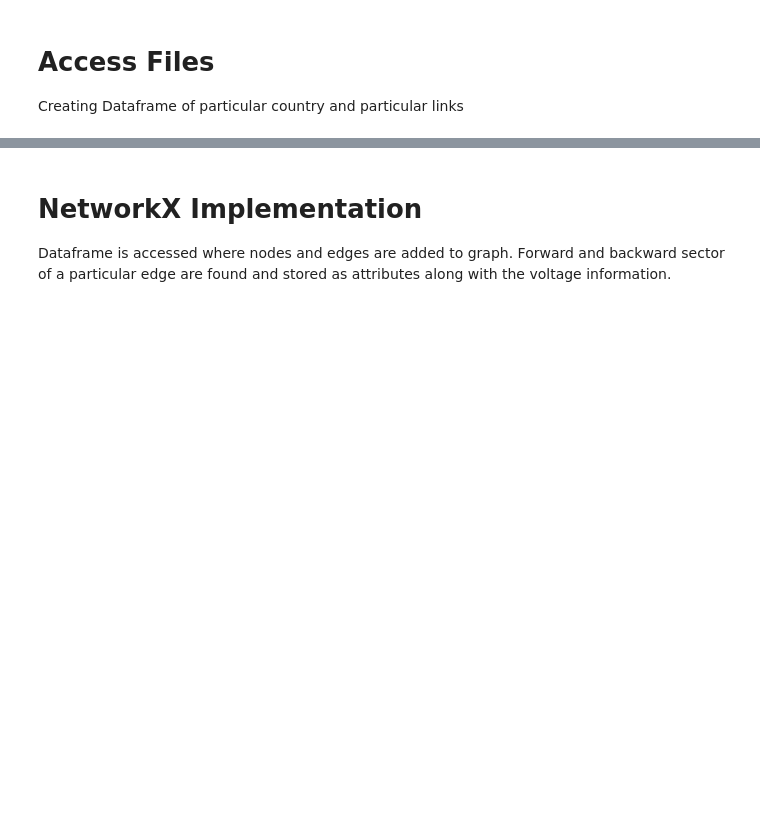
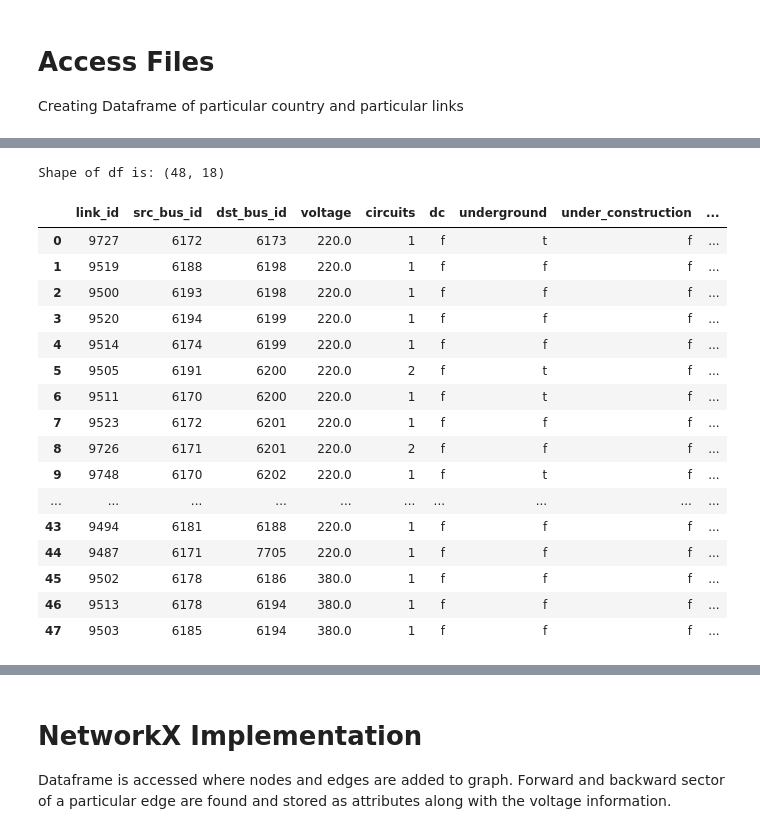
Before and after one commit to kate9871/MetroMap-PowerGrids, a Jupyter notebook: IE ALL.ipynb, the cells around one changed output, grey strips where cells are left out. Saved outputs shown, nothing was run; the diff lists cells and outputs as text; code cells hidden in the pictures; blank space fills up the shorter version.

```diff
--- a/IE ALL.ipynb
+++ b/IE ALL.ipynb
@@ -183,3 +22,48 @@ print(filtered_df)
+# %%
+filename = 'IE.csv'
+file_path = filename
+
+country_df = pd.read_csv(file_path)
+
+print(f"Shape of df is: {country_df.shape}")
+#display(country_df)
+
+
+
+
+## Add scaling factor if needed to the x y positions for graphing and optimisation
+# Infeasible when x y values are too large
+
+scaling_factor = 0.1
+
+# Scale 'src_x' and 'src_y' columns
+country_df['src_x'] = country_df['src_x'] * scaling_factor
+country_df['src_y'] = country_df['src_y'] * scaling_factor
+
+# Scale 'dst_x' and 'dst_y' columns
+country_df['dst_x'] = country_df['dst_x'] * scaling_factor
+country_df['dst_y'] = country_df['dst_y'] * scaling_factor
+
+display(country_df)
+# %% [output]
+Shape of df is: (48, 18)
+|  | link_id | src_bus_id | dst_bus_id | voltage | circuits | dc | underground | under_construction | ... |
+| 0 | 9727 | 6172 | 6173 | 220.0 | 1 | f | t | f | ... |
+| 1 | 9519 | 6188 | 6198 | 220.0 | 1 | f | f | f | ... |
+| 2 | 9500 | 6193 | 6198 | 220.0 | 1 | f | f | f | ... |
+| 3 | 9520 | 6194 | 6199 | 220.0 | 1 | f | f | f | ... |
+| 4 | 9514 | 6174 | 6199 | 220.0 | 1 | f | f | f | ... |
+| 5 | 9505 | 6191 | 6200 | 220.0 | 2 | f | t | f | ... |
+| 6 | 9511 | 6170 | 6200 | 220.0 | 1 | f | t | f | ... |
+| 7 | 9523 | 6172 | 6201 | 220.0 | 1 | f | f | f | ... |
+| 8 | 9726 | 6171 | 6201 | 220.0 | 2 | f | f | f | ... |
+| 9 | 9748 | 6170 | 6202 | 220.0 | 1 | f | t | f | ... |
+| ... | ... | ... | ... | ... | ... | ... | ... | ... | ... |
+| 43 | 9494 | 6181 | 6188 | 220.0 | 1 | f | f | f | ... |
+| 44 | 9487 | 6171 | 7705 | 220.0 | 1 | f | f | f | ... |
+| 45 | 9502 | 6178 | 6186 | 380.0 | 1 | f | f | f | ... |
+| 46 | 9513 | 6178 | 6194 | 380.0 | 1 | f | f | f | ... |
+| 47 | 9503 | 6185 | 6194 | 380.0 | 1 | f | f | f | ... |
 # %% [markdown]
 ## Functions
 Calculate Forward Sector : Calculates the sector of an edge starting at the positive x axis going in counterclockwise direction. Sectors are split from 0 - 7.
```
Also changed, not shown: parts of 55 cells of this notebook, 1 other file.
